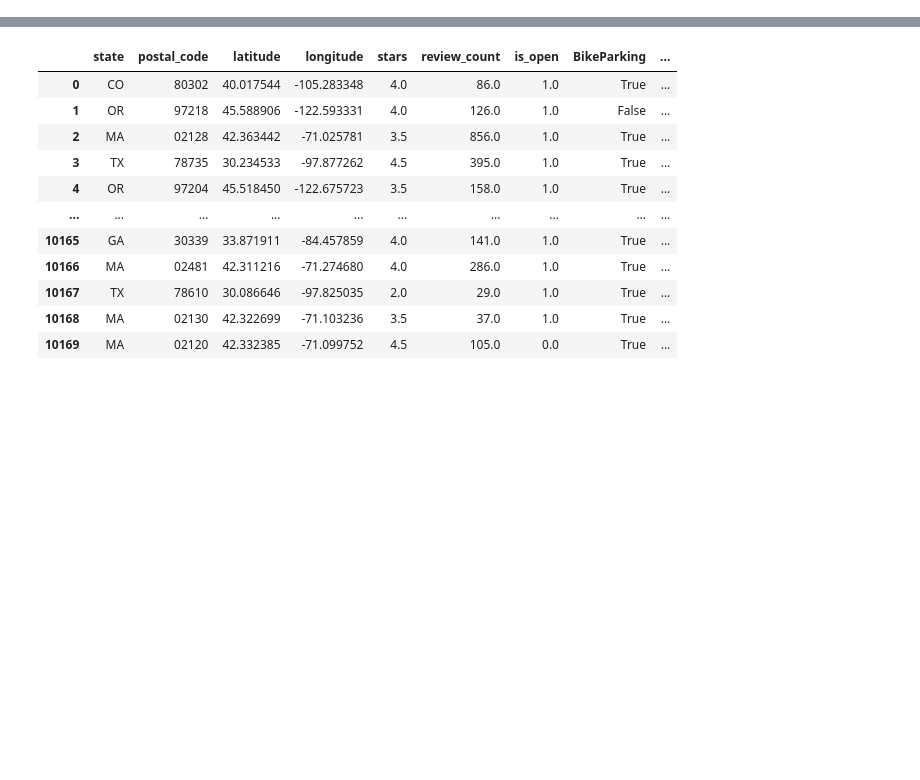
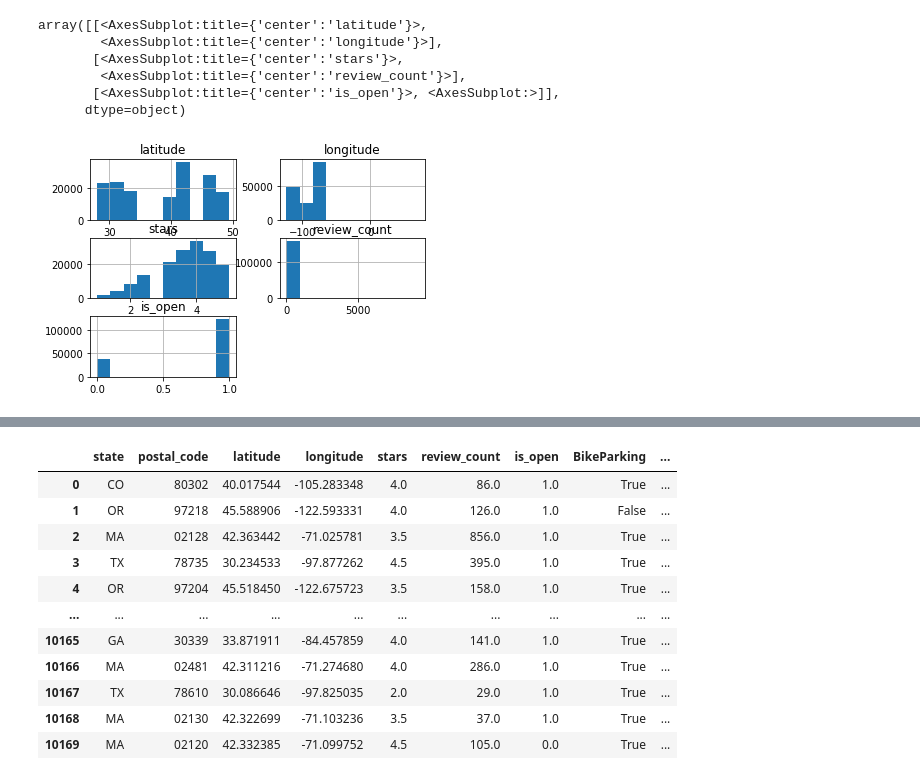
Before and after one commit to nikitparakh/CMSE_202_Final_Project, a Jupyter notebook: FinalProject.ipynb, the cells around one changed output, grey strips where cells are left out. Cells and saved outputs as stored; diff of their text form; code cells hidden in the pictures; blank space fills up the shorter version.

```diff
--- a/FinalProject.ipynb
+++ b/FinalProject.ipynb
@@ -33,8 +40,16 @@ from mpl_toolkits.basemap import Basemap
 # %%
 datagraph = pd.read_json('yelp_academic_dataset_business.json',lines = True)
 #removed states with no data
-dfgraph = data[data.state.isin(["BC","CO","FL","GA","MA","OR","OH","TX","WA"])]
+dfgraph = datagraph[datagraph.state.isin(["BC","CO","FL","GA","MA","OR","OH","TX","WA"])]
 dfgraph.hist()
+# %% [output]
+array([[<AxesSubplot:title={'center':'latitude'}>,
+        <AxesSubplot:title={'center':'longitude'}>],
+       [<AxesSubplot:title={'center':'stars'}>,
+        <AxesSubplot:title={'center':'review_count'}>],
+       [<AxesSubplot:title={'center':'is_open'}>, <AxesSubplot:>]],
+      dtype=object)
+[figure, added]
 # %%
 #created graph comparing stars and is_open
 sns.lineplot(x="stars", y="is_open",data=dfgraph)
```
Also changed, not shown: parts of 10 cells of this notebook.
